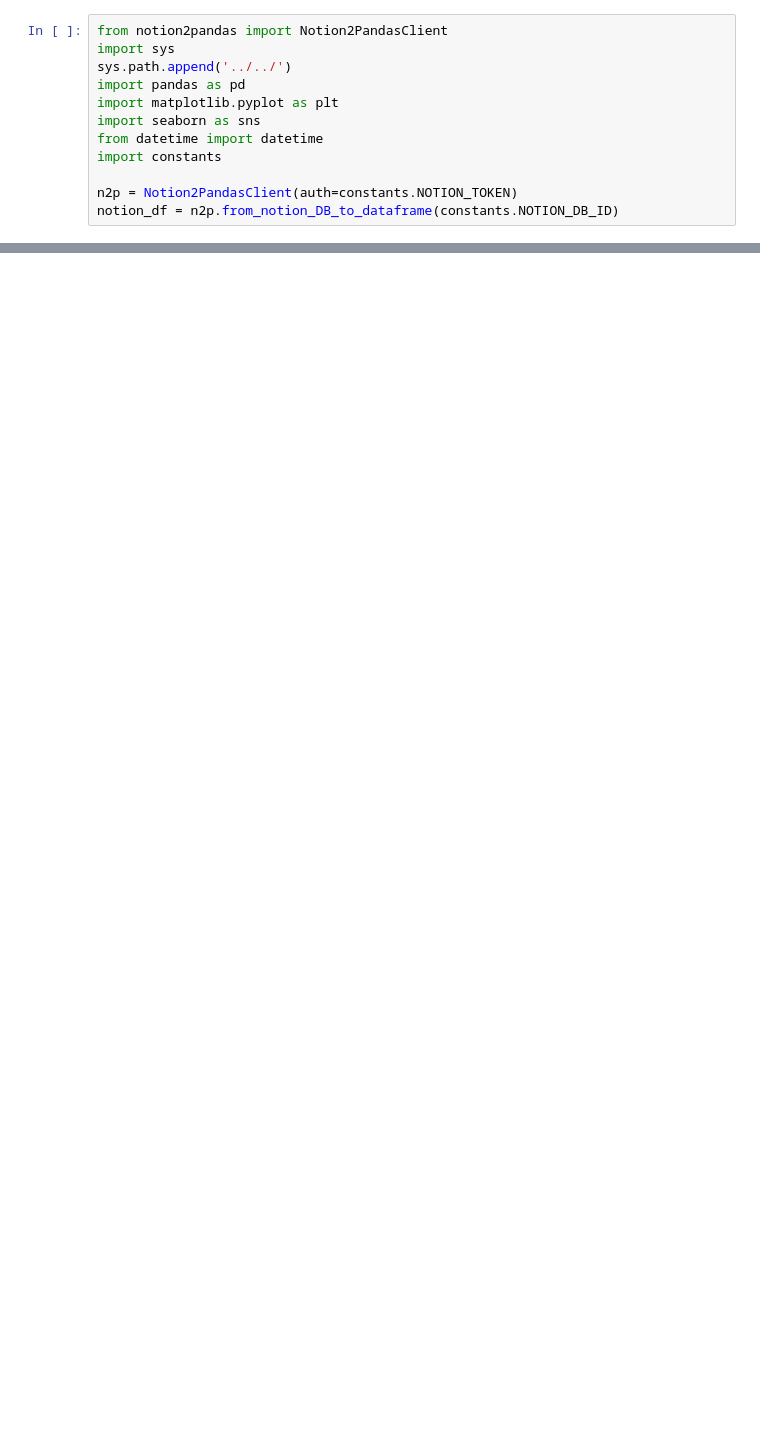
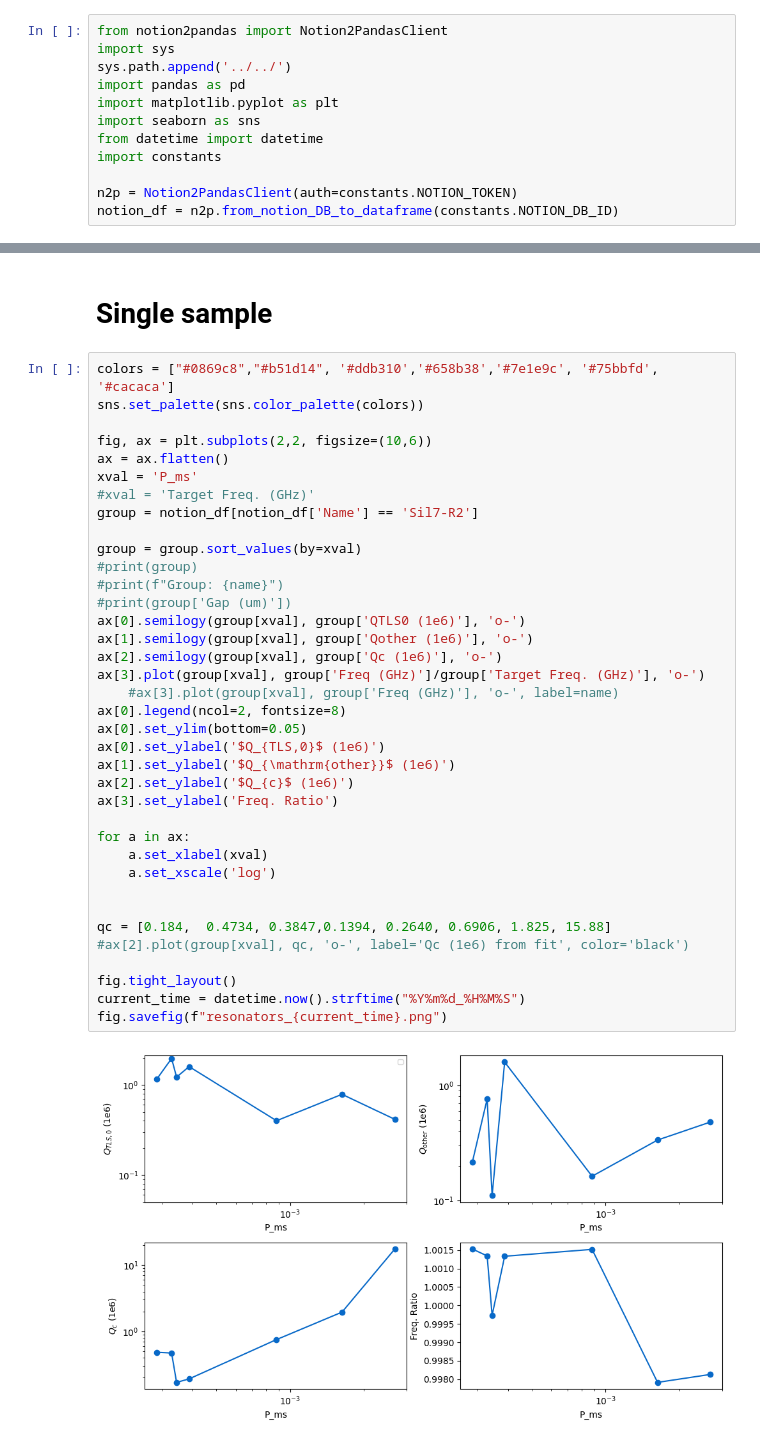
Before and after one commit to eesh-gupta/scresonators, a Jupyter notebook: dbs/load_res_database.ipynb, the cells around one changed output, grey strips where cells are left out. Drawn from its saved outputs; the diff is of its cells as text; blank space fills up the shorter version.

```diff
--- a/dbs/load_res_database.ipynb
+++ b/dbs/load_res_database.ipynb
@@ -63,0 +260,41 @@ fig.savefig(f"resonators_{current_time}.png")
+# %% [markdown]
+# Single sample
+# %%
+colors = ["#0869c8","#b51d14", '#ddb310','#658b38','#7e1e9c', '#75bbfd', '#cacaca']
+sns.set_palette(sns.color_palette(colors))
+
+fig, ax = plt.subplots(2,2, figsize=(10,6))
+ax = ax.flatten()
+xval = 'P_ms'
+#xval = 'Target Freq. (GHz)'
+group = notion_df[notion_df['Name'] == 'Sil7-R2']
+
+group = group.sort_values(by=xval)
+#print(group)
+#print(f"Group: {name}")
+#print(group['Gap (um)'])
+ax[0].semilogy(group[xval], group['QTLS0 (1e6)'], 'o-')
+ax[1].semilogy(group[xval], group['Qother (1e6)'], 'o-')
+ax[2].semilogy(group[xval], group['Qc (1e6)'], 'o-')
+ax[3].plot(group[xval], group['Freq (GHz)']/group['Target Freq. (GHz)'], 'o-')
+    #ax[3].plot(group[xval], group['Freq (GHz)'], 'o-', label=name)
+ax[0].legend(ncol=2, fontsize=8)
+ax[0].set_ylim(bottom=0.05)
+ax[0].set_ylabel('$Q_{TLS,0}$ (1e6)')
+ax[1].set_ylabel('$Q_{\mathrm{other}}$ (1e6)')
+ax[2].set_ylabel('$Q_{c}$ (1e6)')
+ax[3].set_ylabel('Freq. Ratio')
+
+for a in ax:
+    a.set_xlabel(xval)
+    a.set_xscale('log')
+
+
+qc = [0.184,  0.4734, 0.3847,0.1394, 0.2640, 0.6906, 1.825, 15.88]
+#ax[2].plot(group[xval], qc, 'o-', label='Qc (1e6) from fit', color='black')
+
+fig.tight_layout()
+current_time = datetime.now().strftime("%Y%m%d_%H%M%S")
+fig.savefig(f"resonators_{current_time}.png")
+# %% [output]
+[figure, added]
```
Also changed, not shown: parts of 9 cells of this notebook, 6 other files.
